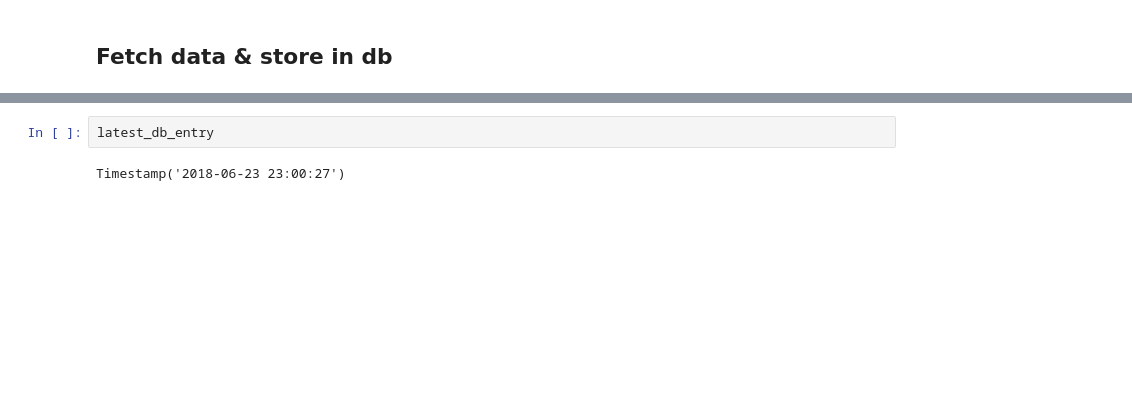
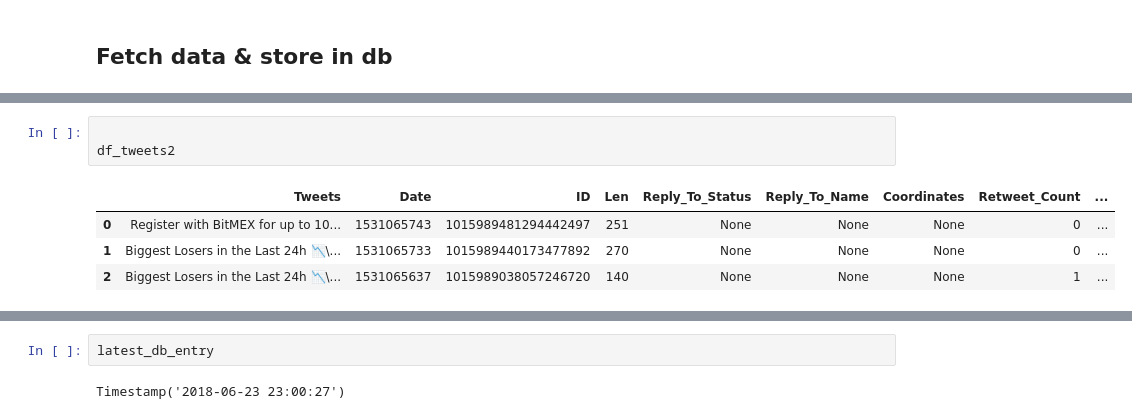
Before and after one commit to boazvetter/althawk, a Jupyter notebook: Worker.ipynb, the cells around one changed output, grey strips where cells are left out. Drawn from its saved outputs; the diff is of its cells as text; blank space fills up the shorter version.

```diff
--- a/Worker.ipynb
+++ b/Worker.ipynb
@@ -231,0 +218,8 @@ df_tweets.loc[df_tweets['Date'] >= latest_db_entry]
+# %%
+
+df_tweets2
+# %% [output]
+|  | Tweets | Date | ID | Len | Reply_To_Status | Reply_To_Name | Coordinates | Retweet_Count | ... |
+| 0 | Register with BitMEX for up to 10... | 1531065743 | 1015989481294442497 | 251 | None | None | None | 0 | ... |
+| 1 | Biggest Losers in the Last 24h 📉\... | 1531065733 | 1015989440173477892 | 270 | None | None | None | 0 | ... |
+| 2 | Biggest Losers in the Last 24h 📉\... | 1531065637 | 1015989038057246720 | 140 | None | None | None | 1 | ... |
```
Also changed, not shown: parts of 16 cells of this notebook.
